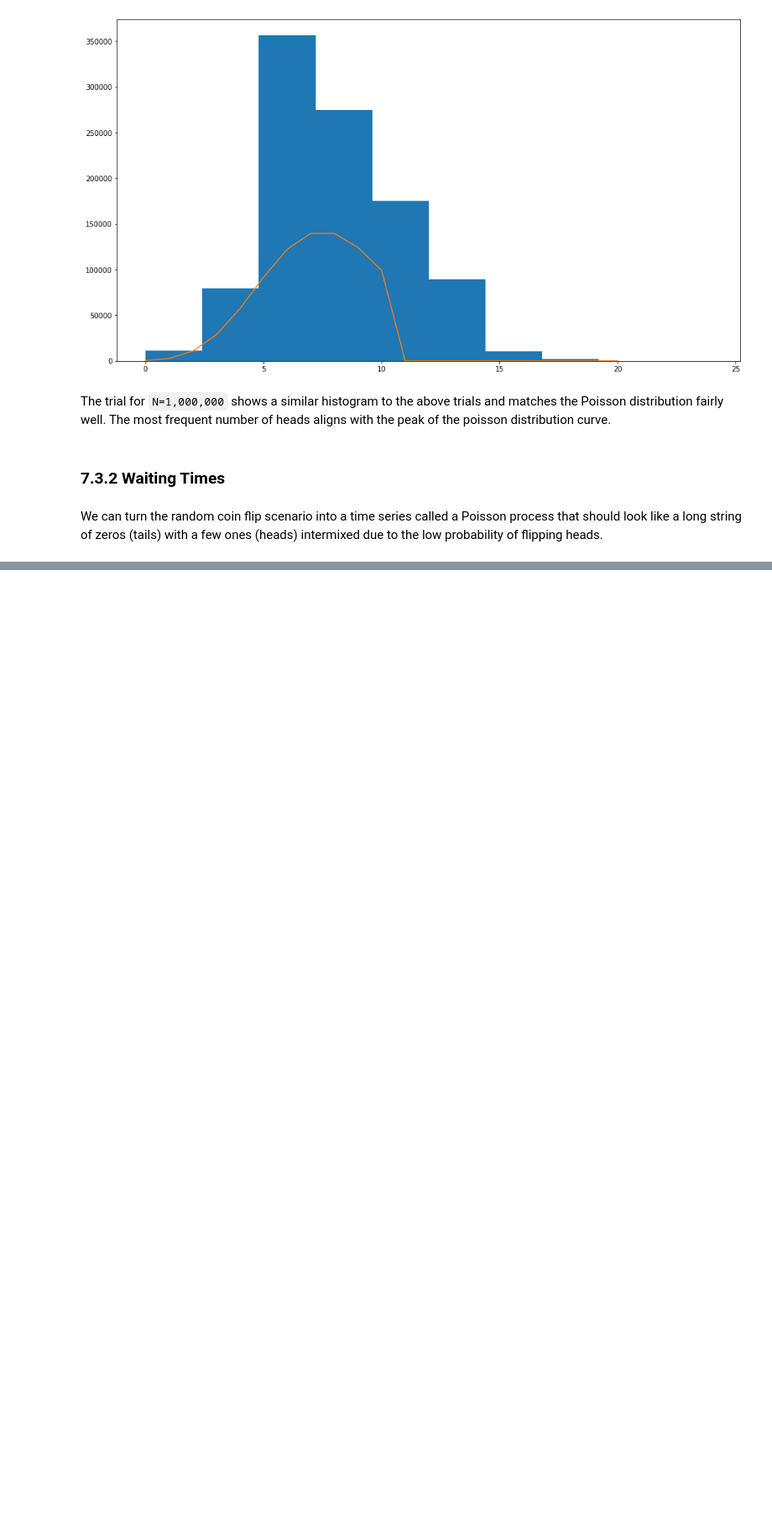
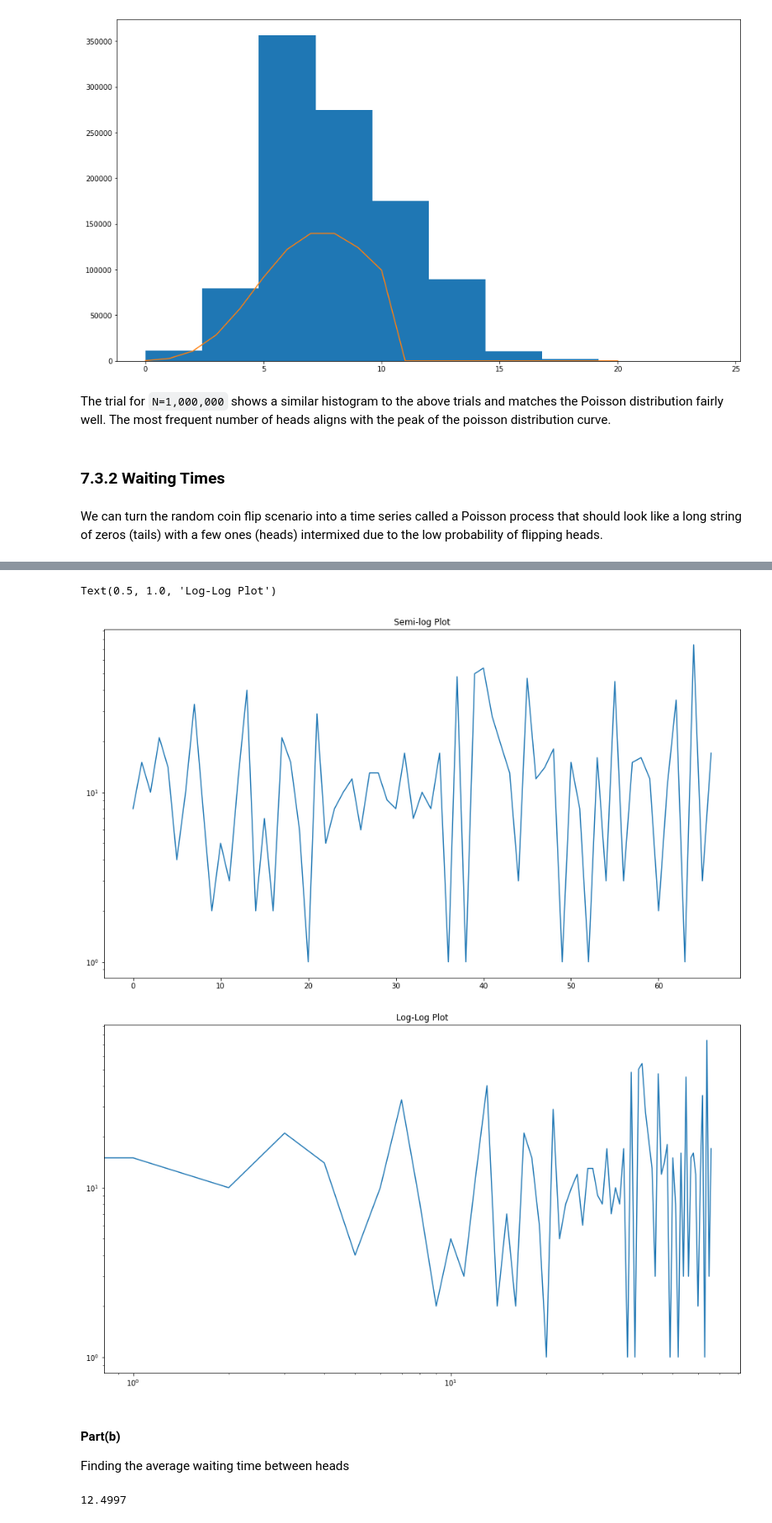
Before and after one commit to mkuchle16/biophysics, a Jupyter notebook: week-03/computer-lab-2.ipynb, the cells around one changed output, grey strips where cells are left out. Shown: that part at 84% size. Saved outputs shown, nothing was run; the diff lists cells and outputs as text; code cells hidden in the pictures; blank space fills up the shorter version.

```diff
--- a/week-03/computer-lab-2.ipynb
+++ b/week-03/computer-lab-2.ipynb
@@ -299,0 +316,19 @@ diff_ones = np.diff(ones).flatten()
+# %%
+plt.figure(figsize = (16,9))
+plt.semilogy(diff_ones)
+plt.title('Semi-log Plot')
+plt.figure(figsize=(16,9))
+plt.loglog(diff_ones)
+plt.title('Log-Log Plot')
+# %% [output]
+Text(0.5, 1.0, 'Log-Log Plot')
+[figure, added]
+[figure, added]
+# %% [markdown]
+#### Part(b)
+Finding the average waiting time between heads
+# %%
+avg_wait = diff_ones.mean()
+print(avg_wait)
+# %% [output]
+12.4997
```
Also changed, not shown: parts of 5 cells of this notebook.
